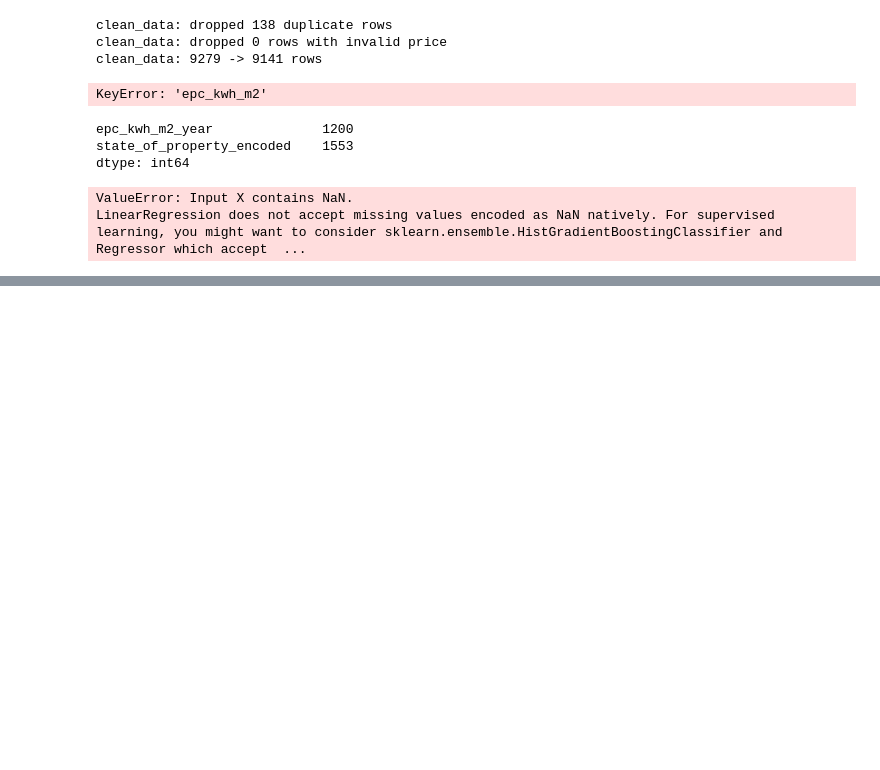
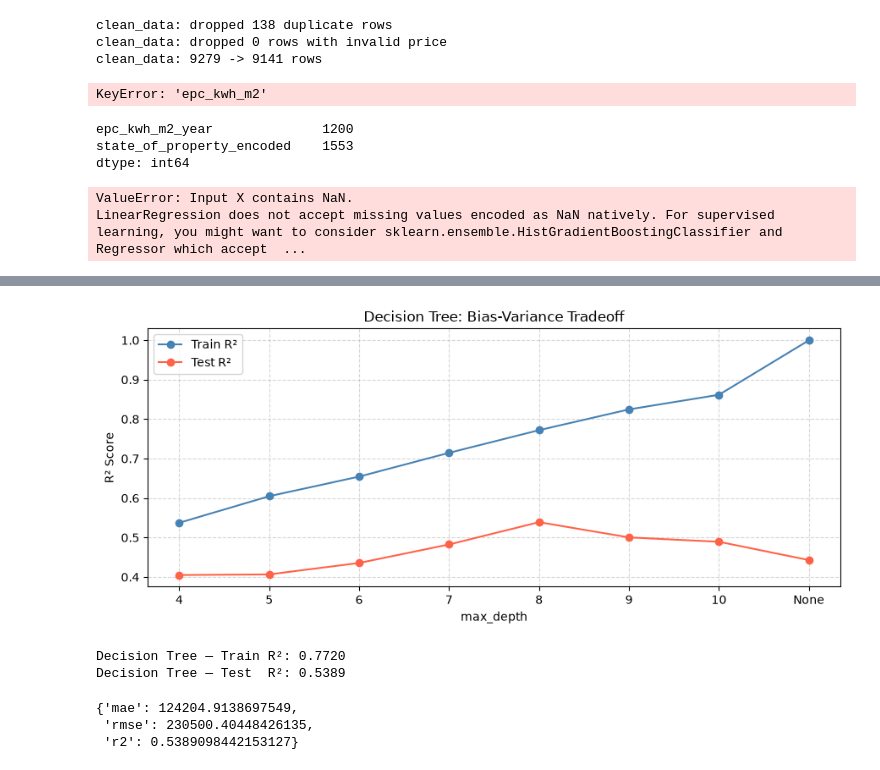
Before and after one commit to guigallent/immo-eliza-ml, a Jupyter notebook: dev/notebook.ipynb, the cells around one changed output, grey strips where cells are left out. Cells and saved outputs as stored; diff of their text form; code cells hidden in the pictures; blank space fills up the shorter version.

Commit message:
Fine-tuning of different models

```diff
--- a/dev/notebook.ipynb
+++ b/dev/notebook.ipynb
@@ -639,0 +702,65 @@ evaluate_model(model, X_test_scaled, y_test)
+# %%
+from sklearn.tree import DecisionTreeRegressor
+import matplotlib.pyplot as plt
+
+depths = [4, 5, 6, 7, 8, 9, 10, None]
+train_scores, test_scores = [], []
+
+for depth in depths:
+    model = DecisionTreeRegressor(max_depth=depth, random_state=42)
+    model.fit(X_train_scaled, y_train)
+    train_scores.append(model.score(X_train_scaled, y_train))
+    test_scores.append(model.score(X_test_scaled, y_test))
+
+labels = [str(d) if d is not None else 'None' for d in depths]
+
+plt.figure(figsize=(9, 4))
+plt.plot(labels, train_scores, marker='o', label='Train R²', color='steelblue')
+plt.plot(labels, test_scores,  marker='o', label='Test R²',  color='tomato')
+plt.xlabel('max_depth')
+plt.ylabel('R² Score')
+plt.title('Decision Tree: Bias-Variance Tradeoff')
+plt.legend()
+plt.grid(True, linestyle='--', alpha=0.5)
+plt.tight_layout()
+plt.show()
+# %% [output]
+[figure, added]
+# %%
+def decision_tree_regression(X_train_scaled: np.ndarray, y_train: pd.Series, max_depth: int = 3):
+    """
+    Trains a Decision Tree Regressor on the scaled training data.
+
+    Parameters:
+    - X_train_scaled: Scaled training features.
+    - y_train: Training target variable (price).
+    - max_depth: The maximum depth of the tree.
+
+    Returns:
+    - model: Trained Decision Tree Regressor model.
+    """
+    decision_tree = DecisionTreeRegressor(max_depth=max_depth, random_state=RANDOM_STATE)
+    decision_tree.fit(X_train_scaled, y_train)
+    print(f"Decision Tree — Train R²: {decision_tree.score(X_train_scaled, y_train):.4f}")
+
+
+    return decision_tree
+
+decision_tree = decision_tree_regression(X_train_scaled, y_train, max_depth=8)
+print(f"Decision Tree — Test  R²: {decision_tree.score(X_test_scaled, y_test):.4f}")
+evaluate_model(decision_tree, X_test_scaled, y_test)
+
+"""Output:
+Decision Tree — Train R²: 0.7720
+Decision Tree — Test  R²: 0.5389
+
+{'mae': 124204.9138697549,
+ 'rmse': 230500.40448426135,
+ 'r2': 0.5389098442153127}
+"""
+# %% [output]
+Decision Tree — Train R²: 0.7720
+Decision Tree — Test  R²: 0.5389
+{'mae': 124204.9138697549,
+ 'rmse': 230500.40448426135,
+ 'r2': 0.5389098442153127}
```
Also changed, not shown: parts of 7 cells of this notebook.
